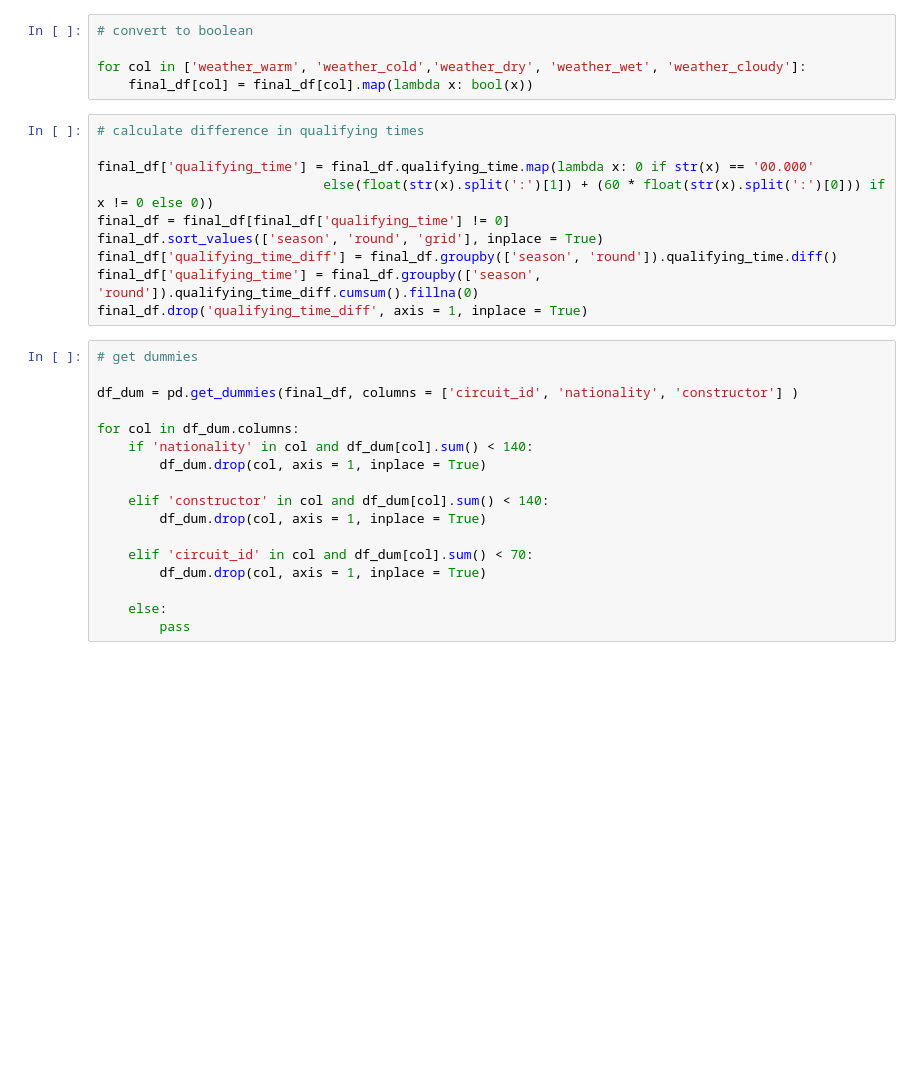
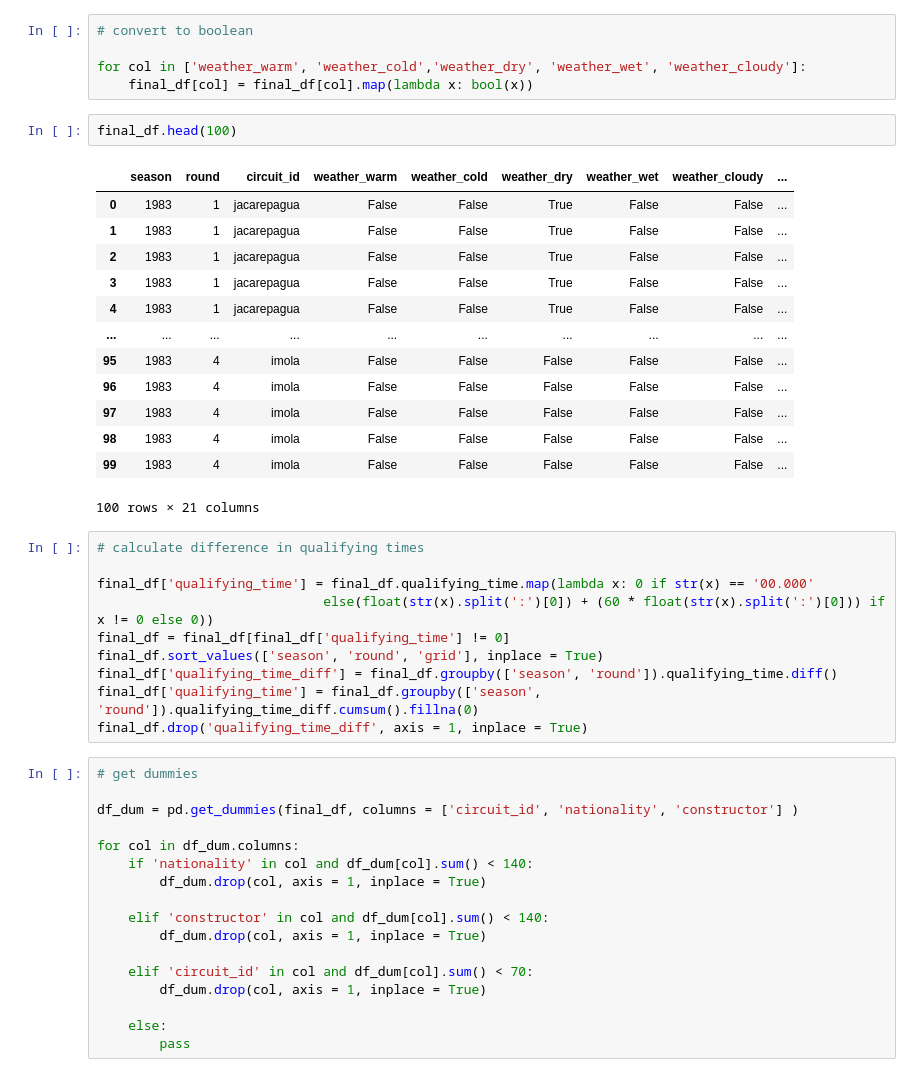
Before and after one commit to veronicanigro/Formula_1, a Jupyter notebook: data modelling/merging.ipynb, the cells around one changed output. Saved outputs shown, nothing was run; the diff lists cells and outputs as text; blank space fills up the shorter version.

```diff
--- a/data modelling/merging.ipynb
+++ b/data modelling/merging.ipynb
@@ -120,11 +120,27 @@ final_df.dropna(inplace = True )
 
 for col in ['weather_warm', 'weather_cold','weather_dry', 'weather_wet', 'weather_cloudy']:
     final_df[col] = final_df[col].map(lambda x: bool(x))
+# %%
+final_df.head(100)
+# %% [output]
+|  | season | round | circuit_id | weather_warm | weather_cold | weather_dry | weather_wet | weather_cloudy | ... |
+| 0 | 1983 | 1 | jacarepagua | False | False | True | False | False | ... |
+| 1 | 1983 | 1 | jacarepagua | False | False | True | False | False | ... |
+| 2 | 1983 | 1 | jacarepagua | False | False | True | False | False | ... |
+| 3 | 1983 | 1 | jacarepagua | False | False | True | False | False | ... |
+| 4 | 1983 | 1 | jacarepagua | False | False | True | False | False | ... |
+| ... | ... | ... | ... | ... | ... | ... | ... | ... | ... |
+| 95 | 1983 | 4 | imola | False | False | False | False | False | ... |
+| 96 | 1983 | 4 | imola | False | False | False | False | False | ... |
+| 97 | 1983 | 4 | imola | False | False | False | False | False | ... |
+| 98 | 1983 | 4 | imola | False | False | False | False | False | ... |
+| 99 | 1983 | 4 | imola | False | False | False | False | False | ... |
+100 rows × 21 columns
 # %%
 # calculate difference in qualifying times
 
 final_df['qualifying_time'] = final_df.qualifying_time.map(lambda x: 0 if str(x) == '00.000'
-                             else(float(str(x).split(':')[1]) + (60 * float(str(x).split(':')[0])) if x != 0 else 0))
+                             else(float(str(x).split(':')[0]) + (60 * float(str(x).split(':')[0])) if x != 0 else 0))
 final_df = final_df[final_df['qualifying_time'] != 0]
 final_df.sort_values(['season', 'round', 'grid'], inplace = True)
 final_df['qualifying_time_diff'] = final_df.groupby(['season', 'round']).qualifying_time.diff()
```
Also changed, not shown: parts of 7 cells of this notebook, 1 other file.
